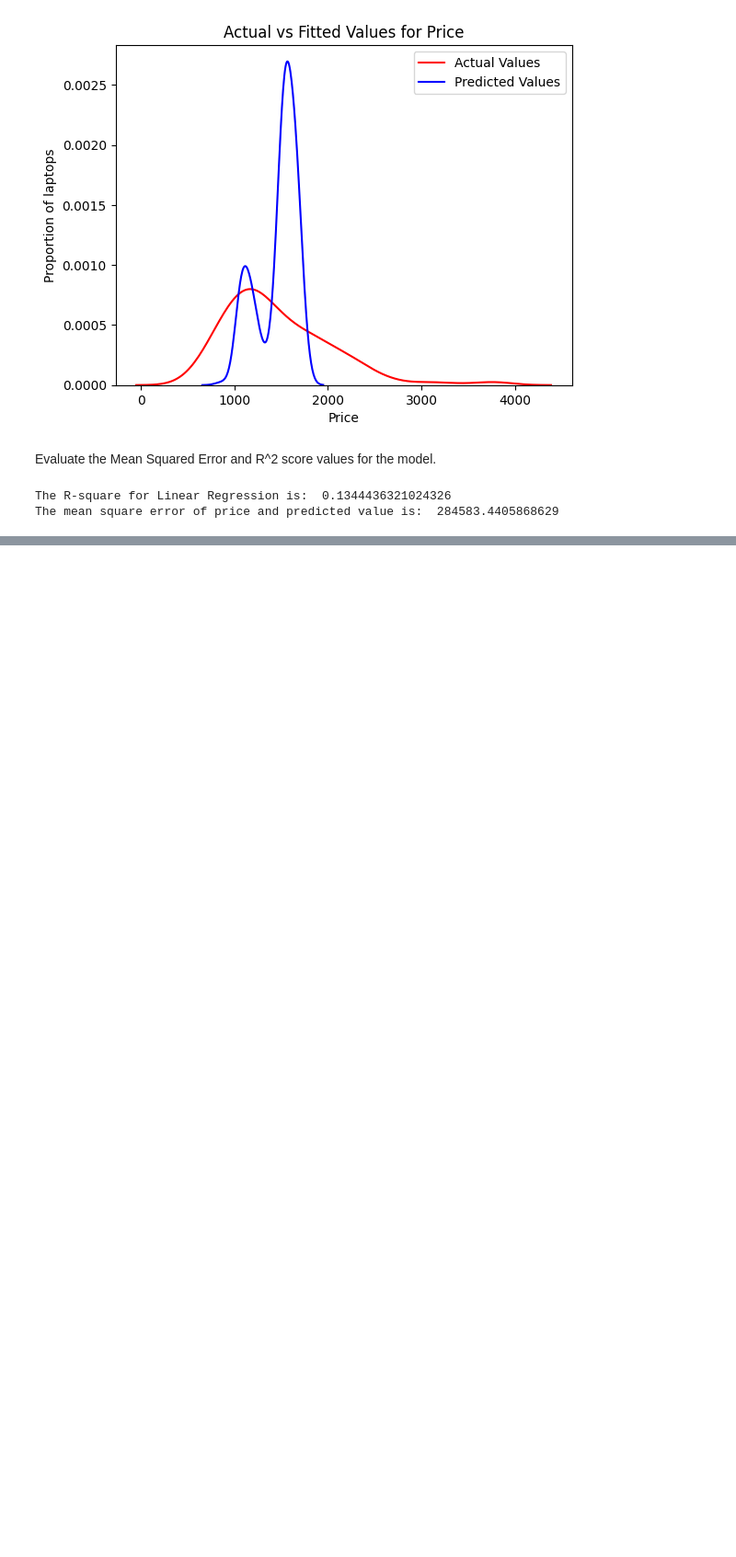
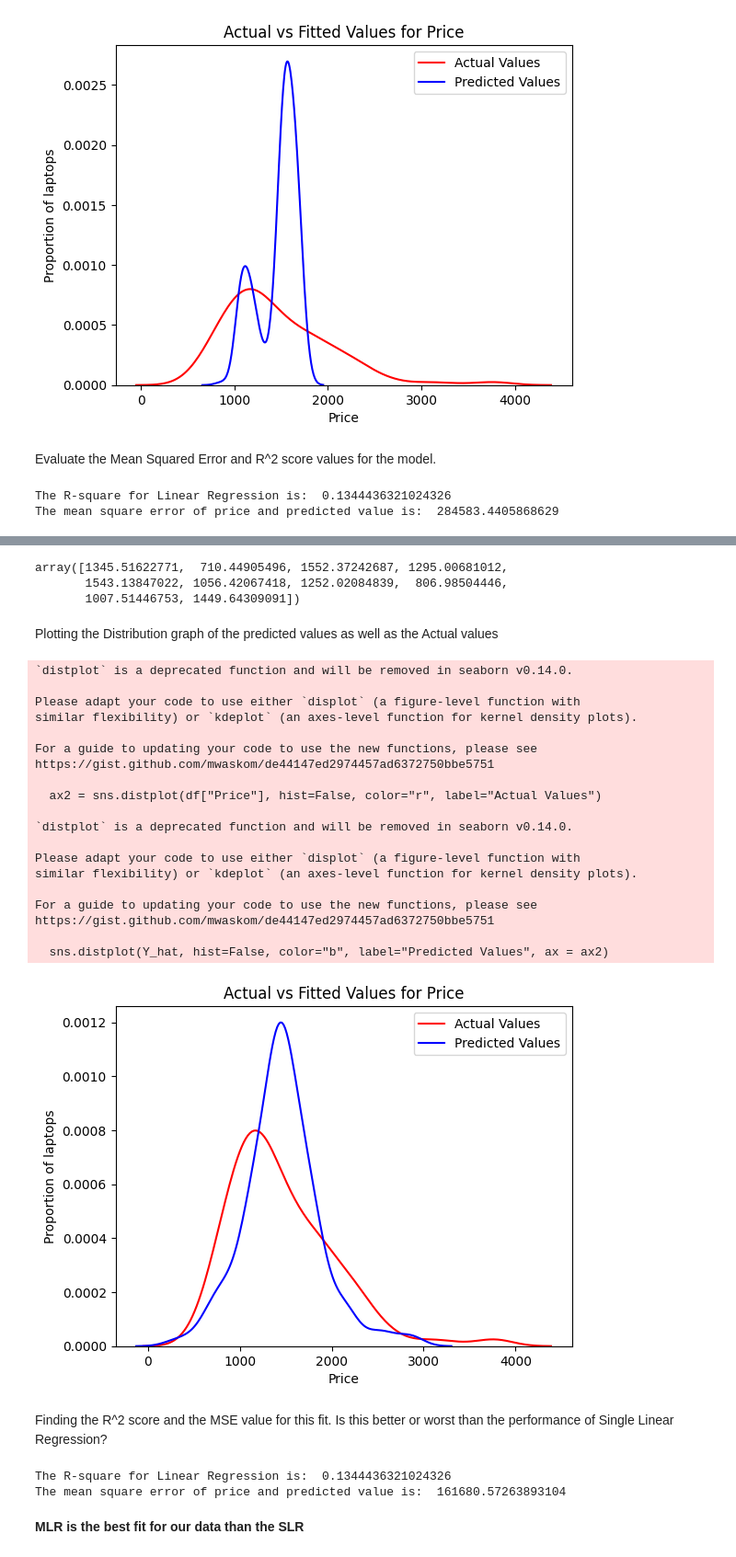
Before and after one commit to Yash070803/NoteBooks, a Jupyter notebook: Analyzing_DataSets/ModelDevelopment/ModelDevelopment_Laptops.ipynb, the cells around one changed output, grey strips where cells are left out. Shown at 92% size. Drawn from its saved outputs; the diff is of its cells as text; code cells hidden in the pictures; blank space fills up the shorter version.

Commit message:
Adding: Task_2_to_ModelDev_Laptops

```diff
--- a/Analyzing_DataSets/ModelDevelopment/ModelDevelopment_Laptops.ipynb
+++ b/Analyzing_DataSets/ModelDevelopment/ModelDevelopment_Laptops.ipynb
@@ -96,0 +100,54 @@ The mean square error of price and predicted value is:  284583.4405868629
+# %%
+Z = df[['CPU_frequency','RAM_GB','Storage_GB_SSD','CPU_core','OS','GPU','Category']]
+lm1 = LinearRegression()
+lm1.fit(Z, df["Price"])
+Y_hat = lm1.predict(Z)
+Y_hat[0:10]
+# %% [output]
+array([1345.51622771,  710.44905496, 1552.37242687, 1295.00681012,
+       1543.13847022, 1056.42067418, 1252.02084839,  806.98504446,
+       1007.51446753, 1449.64309091])
+# %% [markdown]
+Plotting the Distribution graph of the predicted values as well as the Actual values
+# %%
+ax2 = sns.distplot(df["Price"], hist=False, color="r", label="Actual Values")
+sns.distplot(Y_hat, hist=False, color="b", label="Predicted Values", ax = ax2)
+
+plt.title('Actual vs Fitted Values for Price')
+plt.xlabel('Price')
+plt.ylabel('Proportion of laptops')
+plt.legend(['Actual Values', 'Predicted Values'])
+plt.show()
+# %% [output]
+`distplot` is a deprecated function and will be removed in seaborn v0.14.0.
+
+Please adapt your code to use either `displot` (a figure-level function with
+similar flexibility) or `kdeplot` (an axes-level function for kernel density plots).
+
+For a guide to updating your code to use the new functions, please see
+https://gist.github.com/mwaskom/de44147ed2974457ad6372750bbe5751
+
+  ax2 = sns.distplot(df["Price"], hist=False, color="r", label="Actual Values")
+
+`distplot` is a deprecated function and will be removed in seaborn v0.14.0.
+
+Please adapt your code to use either `displot` (a figure-level function with
+similar flexibility) or `kdeplot` (an axes-level function for kernel density plots).
+
+For a guide to updating your code to use the new functions, please see
+https://gist.github.com/mwaskom/de44147ed2974457ad6372750bbe5751
+
+  sns.distplot(Y_hat, hist=False, color="b", label="Predicted Values", ax = ax2)
+[figure, added]
+# %% [markdown]
+Finding the R^2 score and the MSE value for this fit. Is this better or worst than the performance of Single Linear Regression?
+# %%
+mse_mlr = mean_squared_error(df['Price'], Y_hat)
+r2_score_mlr = lm.score(X, Y)
+print('The R-square for Linear Regression is: ', r2_score_mlr)
+print('The mean square error of price and predicted value is: ', mse_mlr)
+# %% [output]
+The R-square for Linear Regression is:  0.1344436321024326
+The mean square error of price and predicted value is:  161680.57263893104
+# %% [markdown]
+<b> MLR is the best fit for our data than the SLR </b>
```
Also changed, not shown: parts of 1 cell of this notebook.
